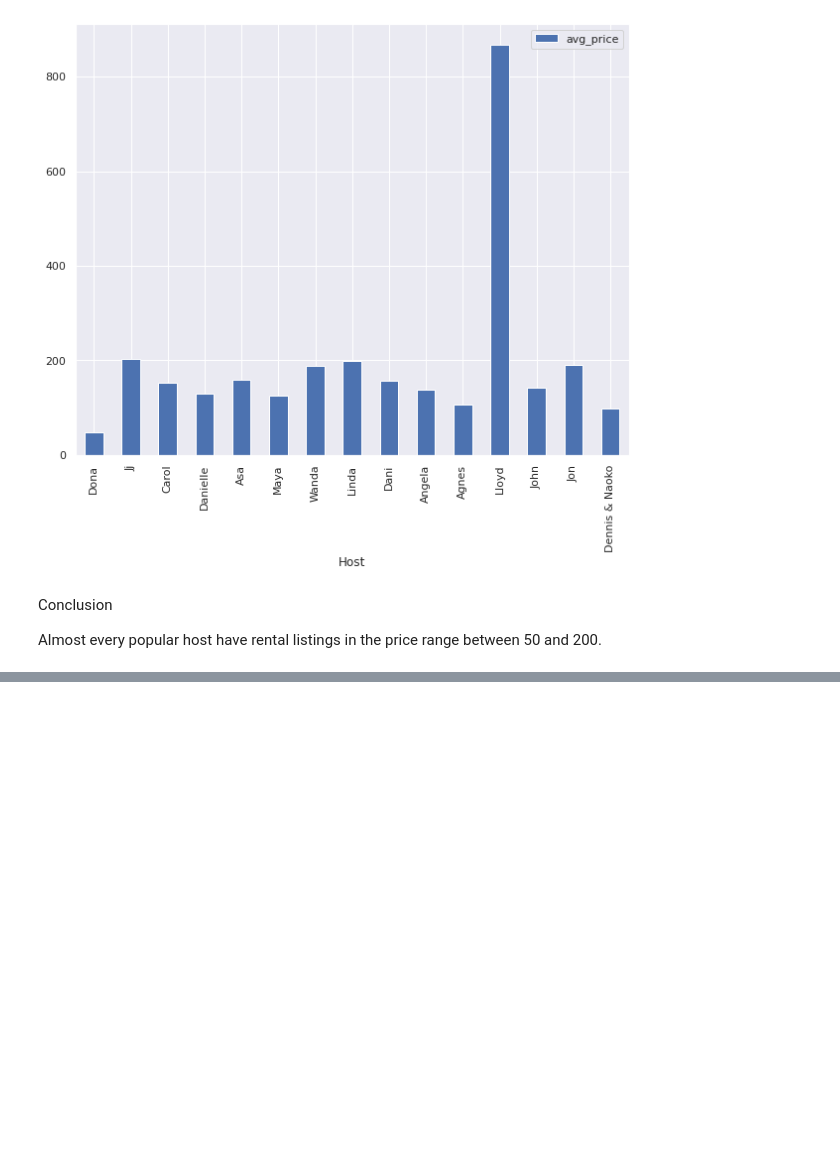
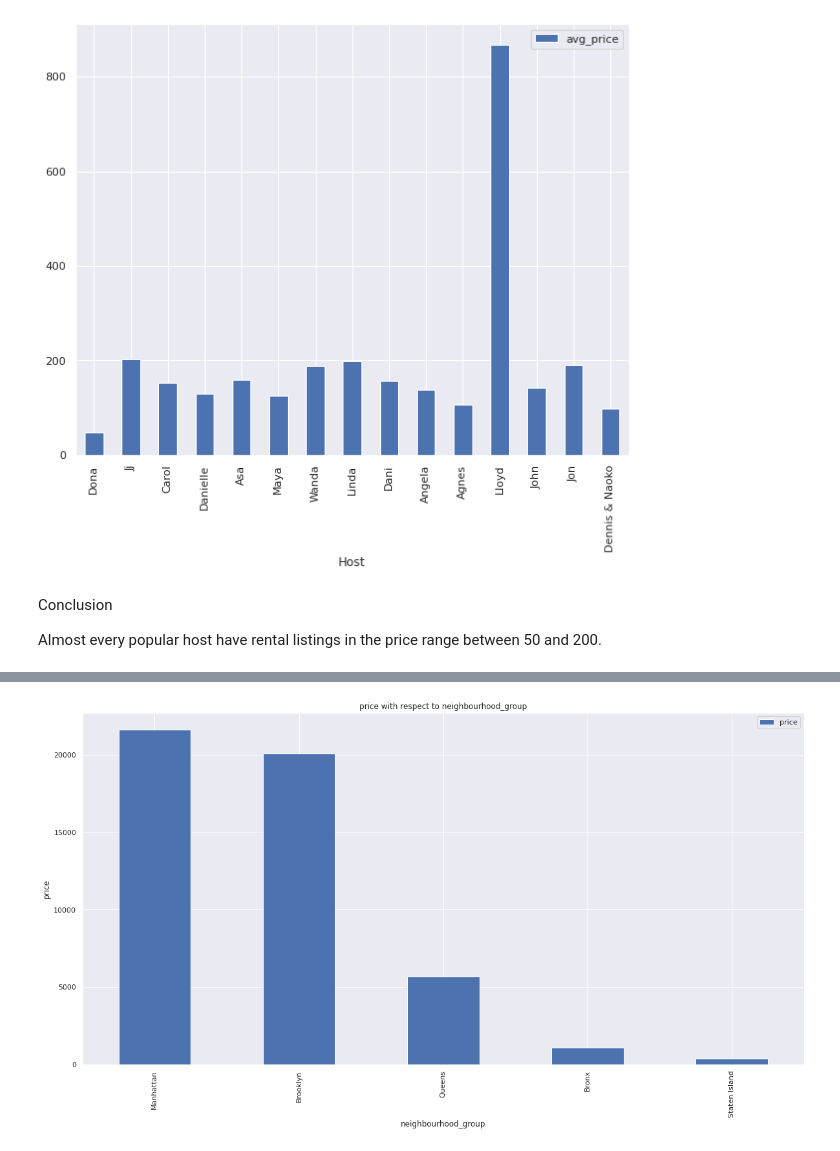
Before and after one commit to DrKamaleshR/EDA-Airbnb, a Jupyter notebook: Airbnb_Bookings_Analysis_Capstone_Project.ipynb, the cells around one changed output, grey strips where cells are left out. Saved outputs shown, nothing was run; the diff lists cells and outputs as text; code cells hidden in the pictures; blank space fills up the shorter version.

```diff
--- a/Airbnb_Bookings_Analysis_Capstone_Project.ipynb
+++ b/Airbnb_Bookings_Analysis_Capstone_Project.ipynb
@@ -494,0 +551,11 @@ Almost every popular host have rental listings in the price range between 50 and
+# %%
+#price with respect to area(+--)
+price_area_df=grouped_area_df3[0:5]
+price_area_df.plot(x = "neighbourhood_group", y = "price", kind = "bar")
+plt.title('price with respect to neighbourhood_group')
+plt.ylabel('price')
+plt.xlabel('neighbourhood_group')
+plt.rcParams['figure.figsize'] = (20, 10)
+plt.show()
+# %% [output]
+[figure, added]
```
Also changed, not shown: parts of 11 cells of this notebook.
